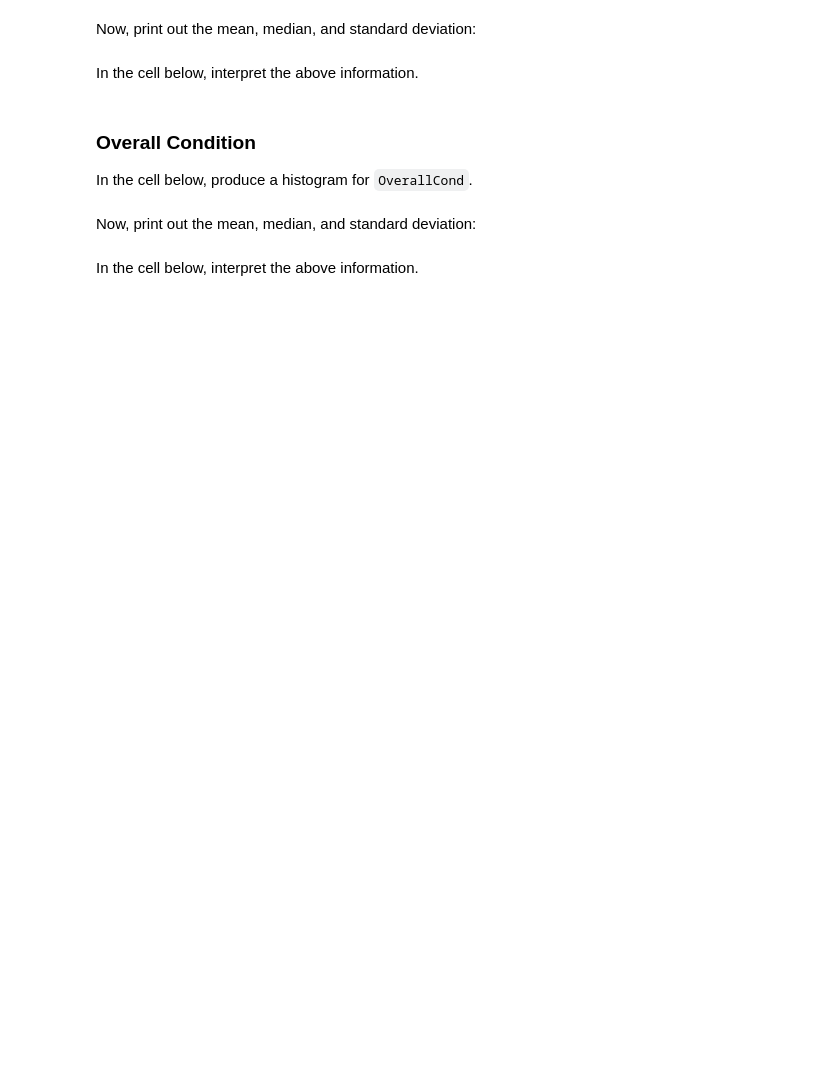
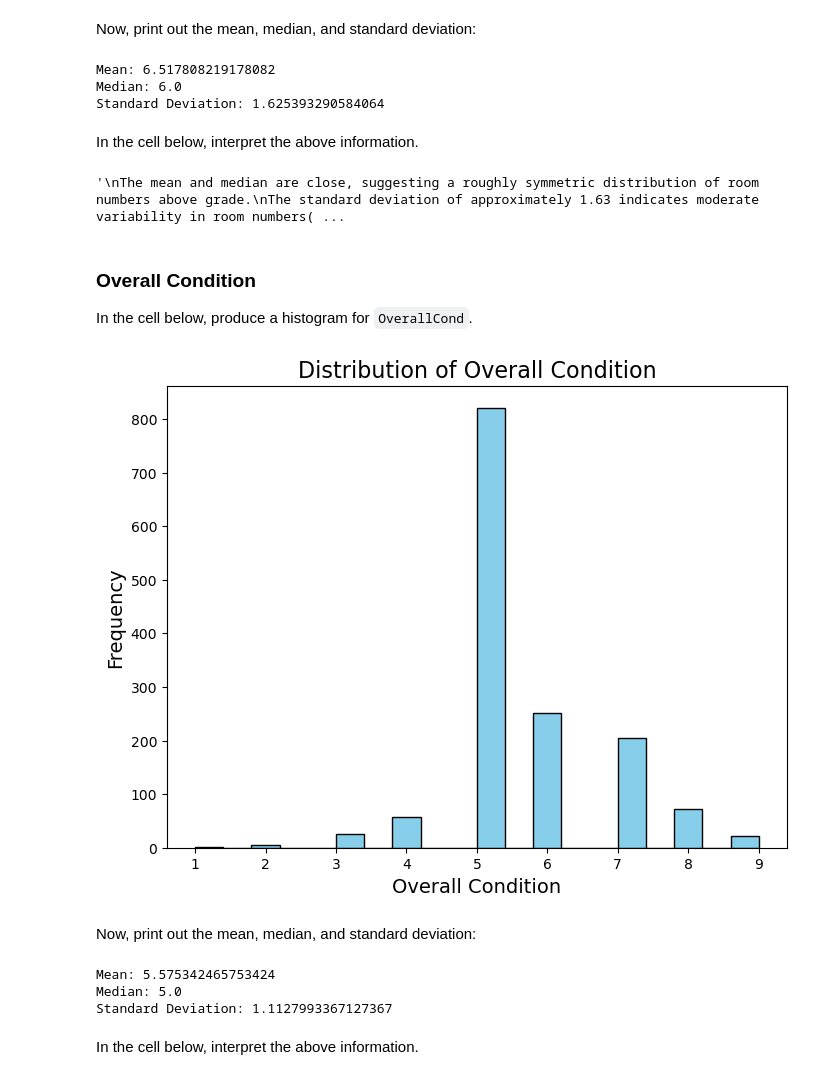
Before and after one commit to IdrisFallout/EDA-with-Pandas---Cumulative-Lab, a Jupyter notebook: index.ipynb, the cells around one changed output. Saved outputs shown, nothing was run; the diff lists cells and outputs as text; code cells hidden in the pictures; blank space fills up the shorter version.

```diff
--- a/index.ipynb
+++ b/index.ipynb
@@ -153,2 +215,9 @@ Now, print out the mean, median, and standard deviation:
+# %%
+# Your code here
+print(f"Mean: {df['TotRmsAbvGrd'].mean()}\nMedian: {df['TotRmsAbvGrd'].median()}\nStandard Deviation: {df['TotRmsAbvGrd'].std()}")
+# %% [output]
+Mean: 6.517808219178082
+Median: 6.0
+Standard Deviation: 1.625393290584064
 # %% [markdown]
 In the cell below, interpret the above information.
@@ -160,3 +224,11 @@ None
+# %%
+# Replace None with appropriate text
+"""
+The mean and median are close, suggesting a roughly symmetric distribution of room numbers above grade.
+The standard deviation of approximately 1.63 indicates moderate variability in room numbers(values are close to each other).
+"""
+# %% [output]
+'\nThe mean and median are close, suggesting a roughly symmetric distribution of room numbers above grade.\nThe standard deviation of approximately 1.63 indicates moderate variability in room numbers( ...
 # %% [markdown]
 ### Overall Condition
 
@@ -166,2 +236,13 @@ In the cell below, produce a histogram for `OverallCond`.
+# %%
+# Your code here
+fig, ax = plt.subplots(figsize=(8, 6))
+ax.hist(df["OverallCond"], bins=20, color='skyblue', edgecolor='black')
+
+# Adding a title and labels
+ax.set_title('Distribution of Overall Condition', fontsize=16)
+ax.set_xlabel('Overall Condition', fontsize=14)
+ax.set_ylabel('Frequency', fontsize=14);
+# %% [output]
+[figure, added]
 # %% [markdown]
 Now, print out the mean, median, and standard deviation:
@@ -170,2 +249,9 @@ Now, print out the mean, median, and standard deviation:
+# %%
+# Your code here
+print(f"Mean: {df['OverallCond'].mean()}\nMedian: {df['OverallCond'].median()}\nStandard Deviation: {df['OverallCond'].std()}")
+# %% [output]
+Mean: 5.575342465753424
+Median: 5.0
+Standard Deviation: 1.1127993367127367
 # %% [markdown]
 In the cell below, interpret the above information.
```
Also changed, not shown: parts of 34 cells of this notebook.
